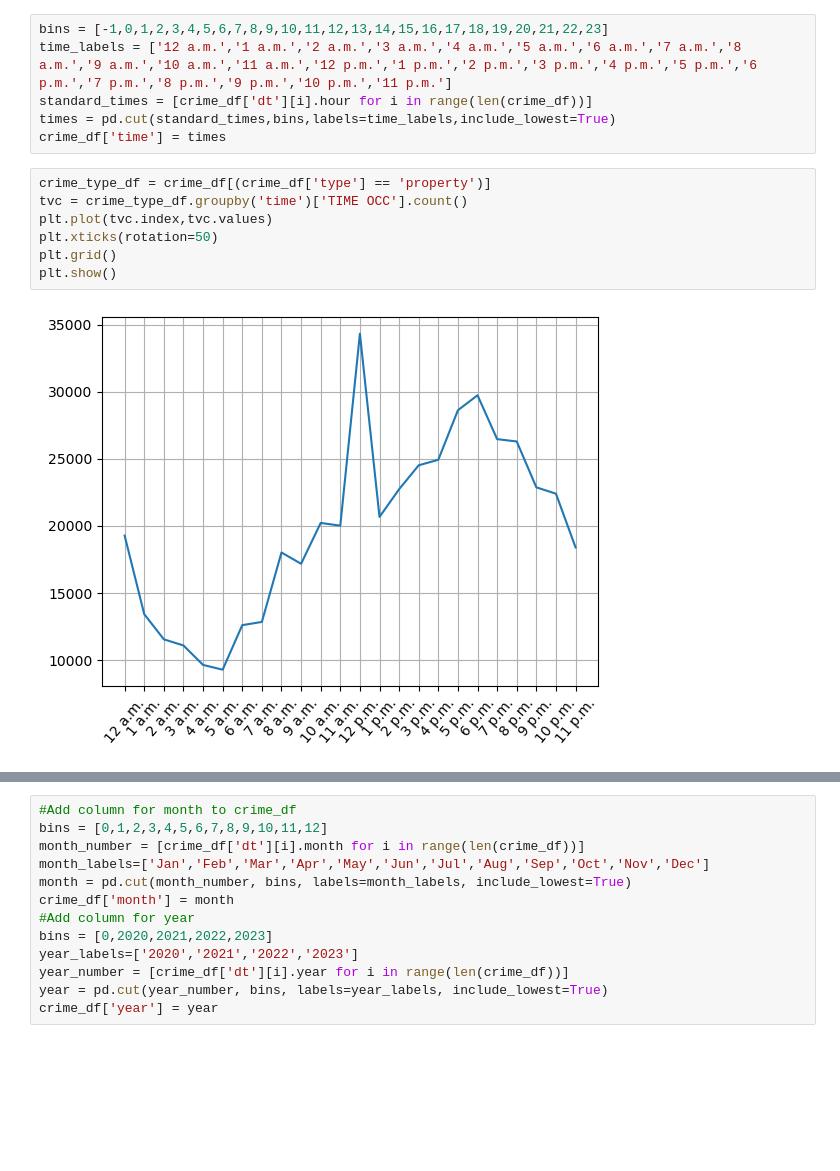
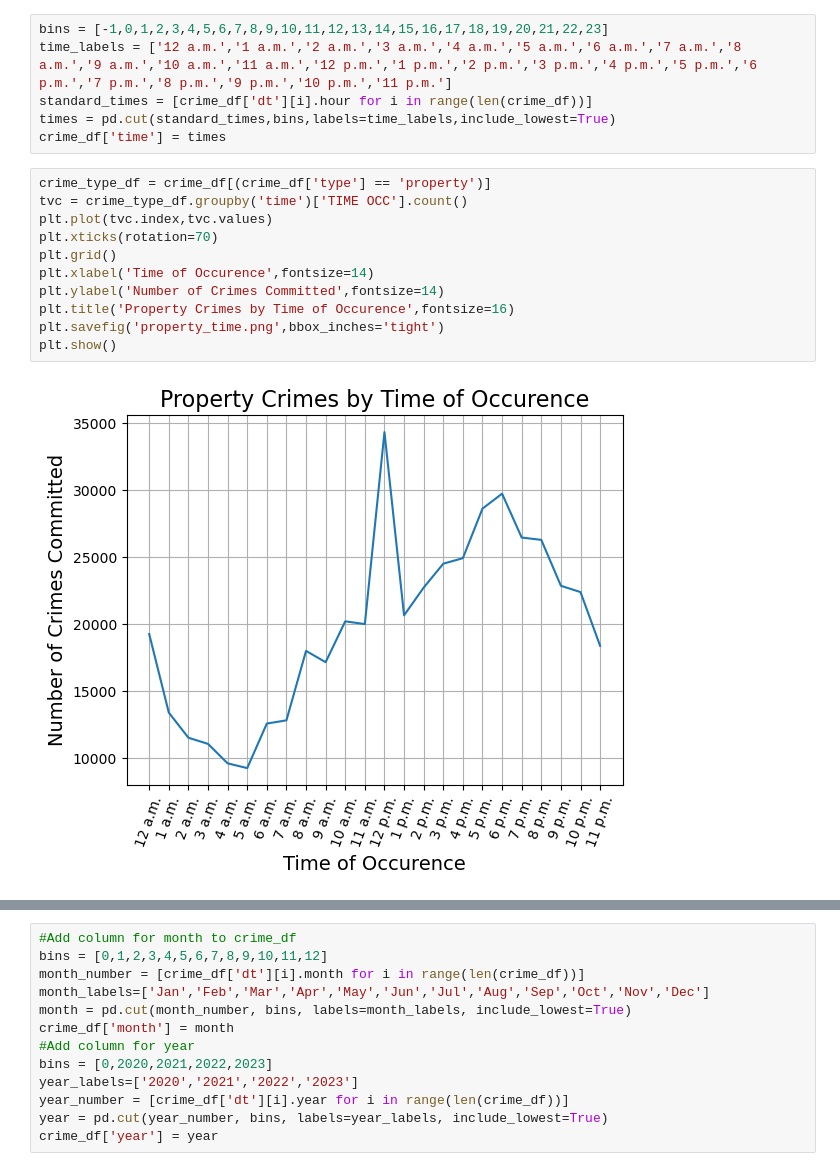
Before and after one commit to rpearce1/LA-Crime, a Jupyter notebook: LA_Crime.ipynb, the cells around one changed output, grey strips where cells are left out. Saved outputs shown, nothing was run; the diff lists cells and outputs as text; blank space fills up the shorter version.

Commit message:
Created new figures

```diff
--- a/LA_Crime.ipynb
+++ b/LA_Crime.ipynb
@@ -219,9 +319,13 @@ crime_df['time'] = times
 # %%
 crime_type_df = crime_df[(crime_df['type'] == 'property')]
 tvc = crime_type_df.groupby('time')['TIME OCC'].count()
 plt.plot(tvc.index,tvc.values)
-plt.xticks(rotation=50)
+plt.xticks(rotation=70)
 plt.grid()
+plt.xlabel('Time of Occurence',fontsize=14)
+plt.ylabel('Number of Crimes Committed',fontsize=14)
+plt.title('Property Crimes by Time of Occurence',fontsize=16)
+plt.savefig('property_time.png',bbox_inches='tight')
 plt.show()
 # %% [output]
-[figure, old version]
+[figure, new version]
```
Also changed, not shown: parts of 28 cells of this notebook, 7 other files.
